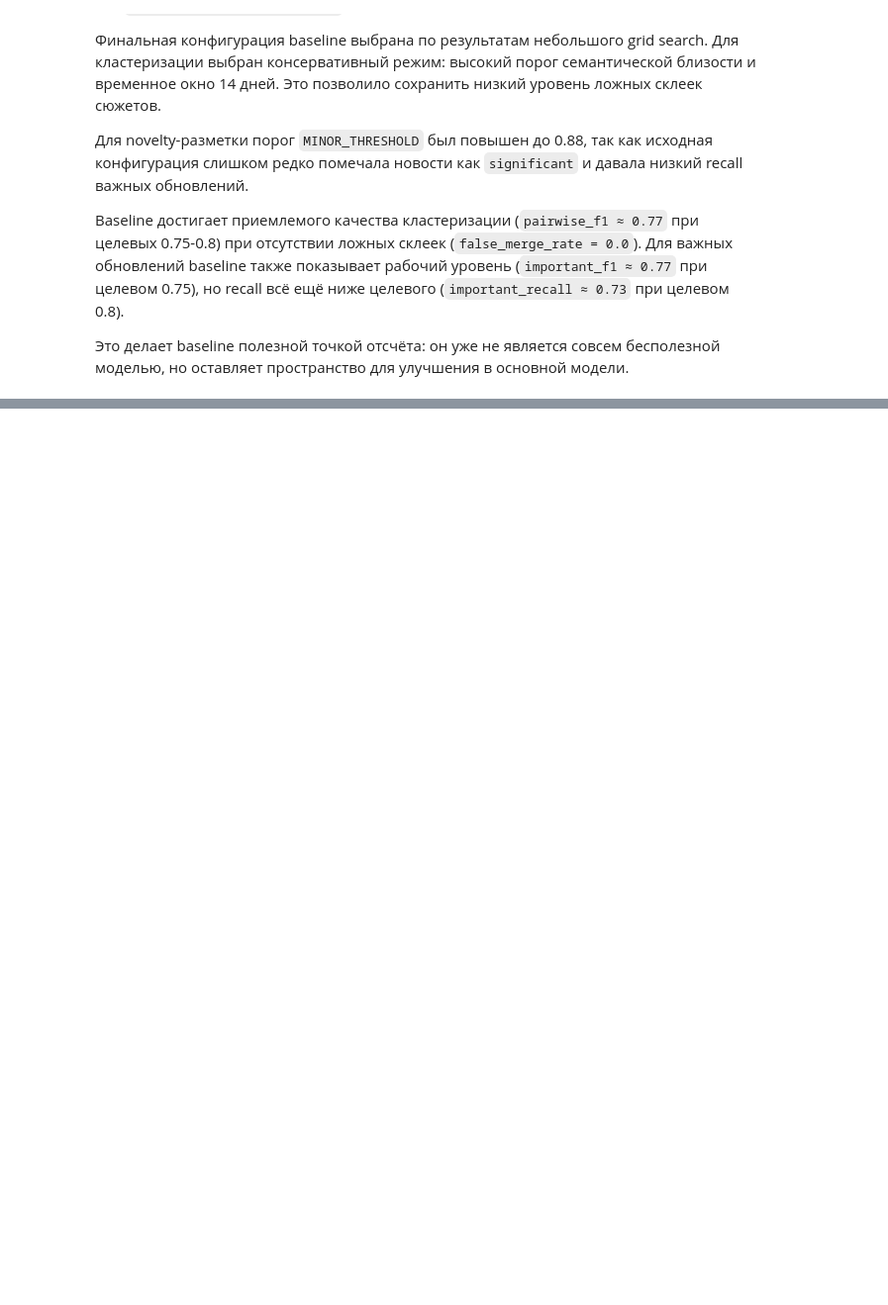
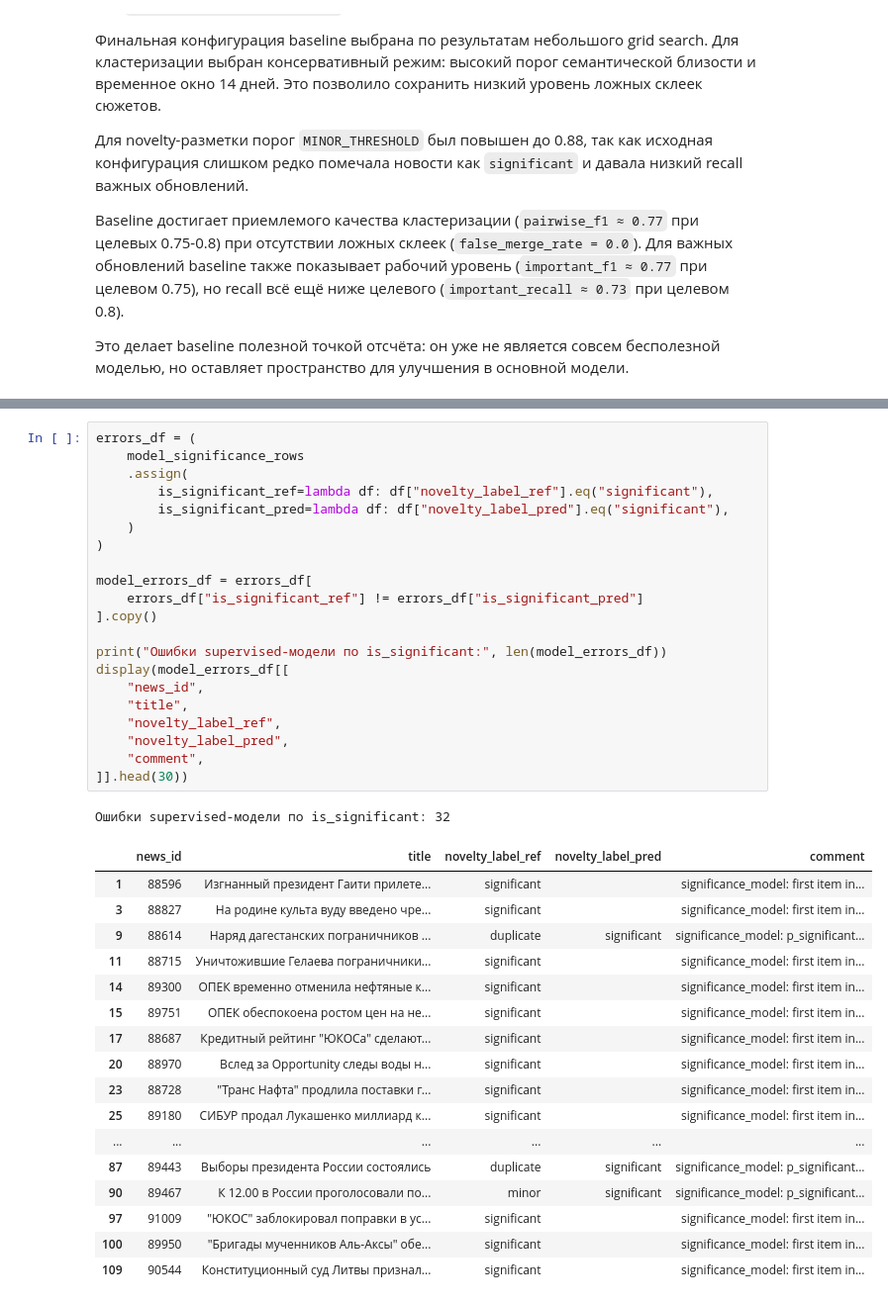
Before and after one commit to Corprus/news-flow-analysis, a Jupyter notebook: notebooks/05_semantic_baseline_model.ipynb, the cells around one changed output, grey strips where cells are left out. Shown at 99% size. Cells and saved outputs as stored; diff of their text form; blank space fills up the shorter version.

```diff
--- a/notebooks/05_semantic_baseline_model.ipynb
+++ b/notebooks/05_semantic_baseline_model.ipynb
@@ -1843,0 +2061,40 @@ diff_df[
+# %%
+errors_df = (
+    model_significance_rows
+    .assign(
+        is_significant_ref=lambda df: df["novelty_label_ref"].eq("significant"),
+        is_significant_pred=lambda df: df["novelty_label_pred"].eq("significant"),
+    )
+)
+
+model_errors_df = errors_df[
+    errors_df["is_significant_ref"] != errors_df["is_significant_pred"]
+].copy()
+
+print("Ошибки supervised-модели по is_significant:", len(model_errors_df))
+display(model_errors_df[[
+    "news_id",
+    "title",
+    "novelty_label_ref",
+    "novelty_label_pred",
+    "comment",
+]].head(30))
+# %% [output]
+Ошибки supervised-модели по is_significant: 32
+|  | news_id | title | novelty_label_ref | novelty_label_pred | comment |
+| 1 | 88596 | Изгнанный президент Гаити прилете... | significant |  | significance_model: first item in... |
+| 3 | 88827 | На родине культа вуду введено чре... | significant |  | significance_model: first item in... |
+| 9 | 88614 | Наряд дагестанских пограничников ... | duplicate | significant | significance_model: p_significant... |
+| 11 | 88715 | Уничтожившие Гелаева пограничники... | significant |  | significance_model: first item in... |
+| 14 | 89300 | ОПЕК временно отменила нефтяные к... | significant |  | significance_model: first item in... |
+| 15 | 89751 | ОПЕК обеспокоена ростом цен на не... | significant |  | significance_model: first item in... |
+| 17 | 88687 | Кредитный рейтинг "ЮКОСа" сделают... | significant |  | significance_model: first item in... |
+| 20 | 88970 | Вслед за Opportunity следы воды н... | significant |  | significance_model: first item in... |
+| 23 | 88728 | "Транс Нафта" продлила поставки г... | significant |  | significance_model: first item in... |
+| 25 | 89180 | СИБУР продал Лукашенко миллиард к... | significant |  | significance_model: first item in... |
+| ... | ... | ... | ... | ... | ... |
+| 87 | 89443 | Выборы президента России состоялись | duplicate | significant | significance_model: p_significant... |
+| 90 | 89467 | К 12.00 в России проголосовали по... | minor | significant | significance_model: p_significant... |
+| 97 | 91009 | "ЮКОС" заблокировал поправки в ус... | significant |  | significance_model: first item in... |
+| 100 | 89950 | "Бригады мученников Аль-Аксы" обе... | significant |  | significance_model: first item in... |
+| 109 | 90544 | Конституционный суд Литвы признал... | significant |  | significance_model: first item in... |
```
Also changed, not shown: parts of 57 cells of this notebook.
